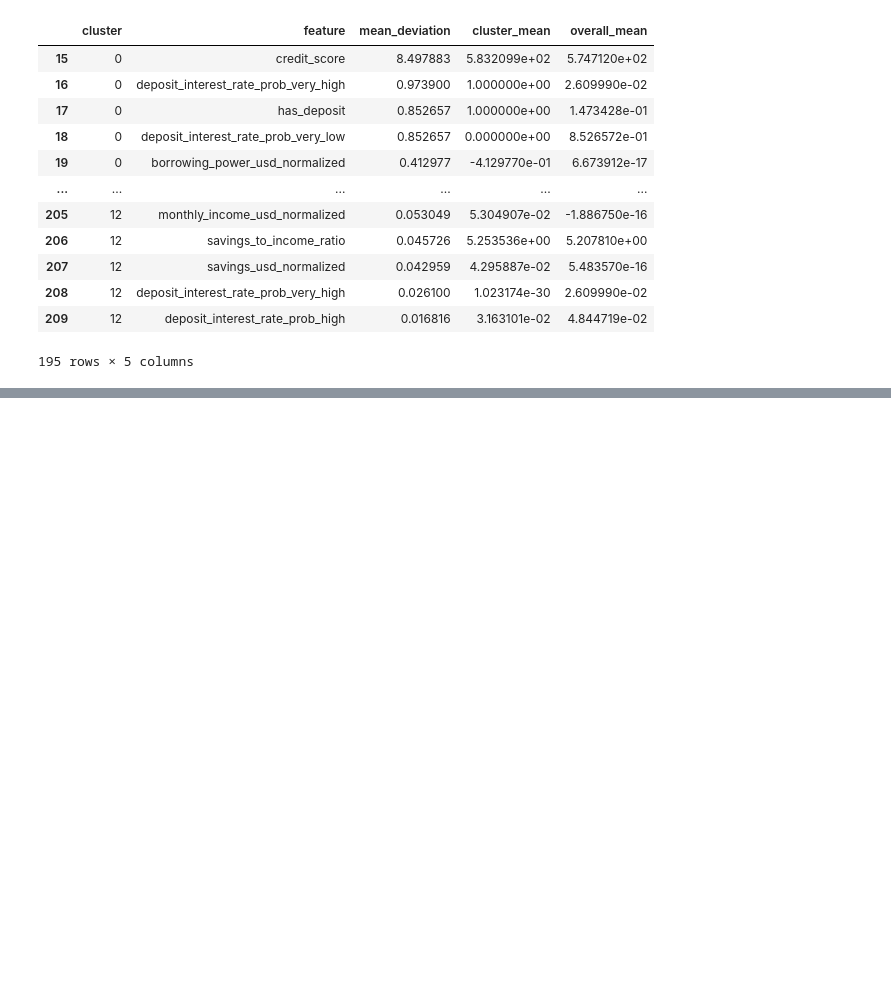
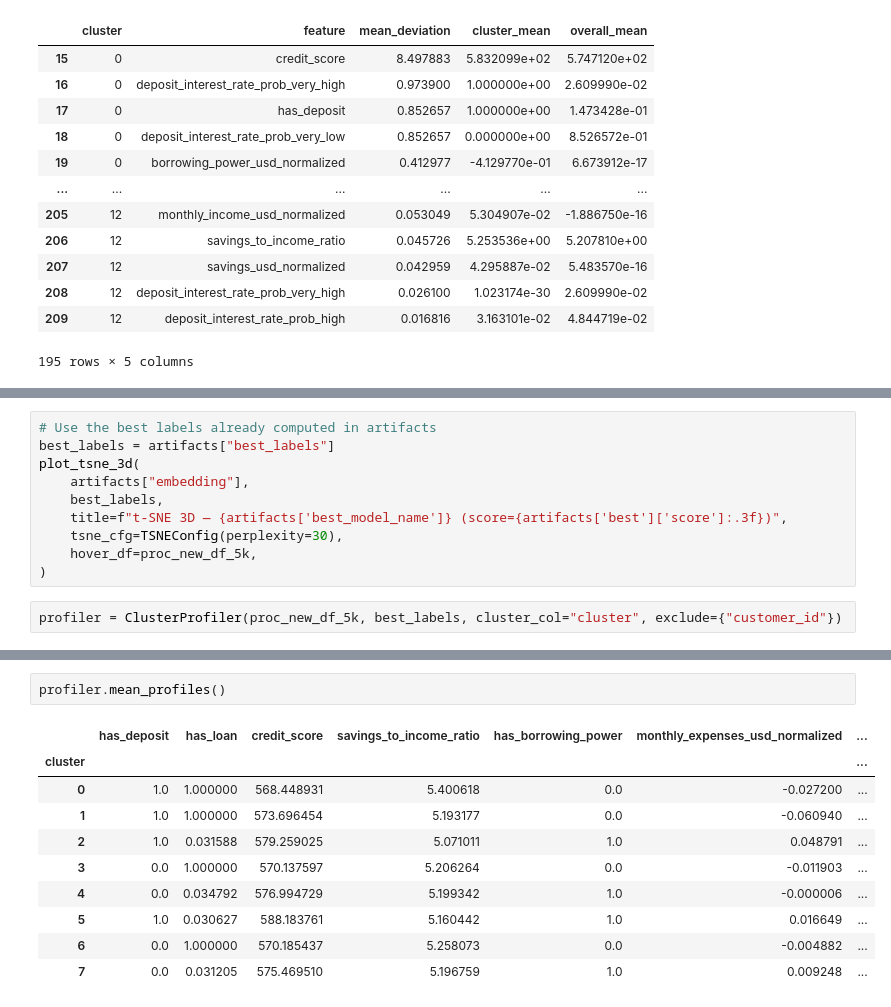
Before and after one commit to OtoSamada/DABN14_Project2, a Jupyter notebook: notebooks/model_training_small_fs.ipynb, the cells around one changed output, grey strips where cells are left out. Cells and saved outputs as stored; diff of their text form; blank space fills up the shorter version.

```diff
--- a/notebooks/model_training_small_fs.ipynb
+++ b/notebooks/model_training_small_fs.ipynb
@@ -478,0 +644,12 @@ Dataset has 0 variance; skipping density estimate. Pass `warn_singular=False` to
+# %%
+# Use the best labels already computed in artifacts
+best_labels = artifacts["best_labels"]
+plot_tsne_3d(
+    artifacts["embedding"],
+    best_labels,
+    title=f"t-SNE 3D — {artifacts['best_model_name']} (score={artifacts['best']['score']:.3f})",
+    tsne_cfg=TSNEConfig(perplexity=30),
+    hover_df=proc_new_df_5k,
+)
+# %%
+profiler = ClusterProfiler(proc_new_df_5k, best_labels, cluster_col="cluster", exclude={"customer_id"})
@@ -478,0 +668,13 @@ Dataset has 0 variance; skipping density estimate. Pass `warn_singular=False` to
+# %%
+profiler.mean_profiles()
+# %% [output]
+|  | has_deposit | has_loan | credit_score | savings_to_income_ratio | has_borrowing_power | monthly_expenses_usd_normalized | ... |
+| cluster |  |  |  |  |  |  | ... |
+| 0 | 1.0 | 1.000000 | 568.448931 | 5.400618 | 0.0 | -0.027200 | ... |
+| 1 | 1.0 | 1.000000 | 573.696454 | 5.193177 | 0.0 | -0.060940 | ... |
+| 2 | 1.0 | 0.031588 | 579.259025 | 5.071011 | 1.0 | 0.048791 | ... |
+| 3 | 0.0 | 1.000000 | 570.137597 | 5.206264 | 0.0 | -0.011903 | ... |
+| 4 | 0.0 | 0.034792 | 576.994729 | 5.199342 | 1.0 | -0.000006 | ... |
+| 5 | 1.0 | 0.030627 | 588.183761 | 5.160442 | 1.0 | 0.016649 | ... |
+| 6 | 0.0 | 1.000000 | 570.185437 | 5.258073 | 0.0 | -0.004882 | ... |
+| 7 | 0.0 | 0.031205 | 575.469510 | 5.196759 | 1.0 | 0.009248 | ... |
```
Also changed, not shown: parts of 16 cells of this notebook, 6 other files.
